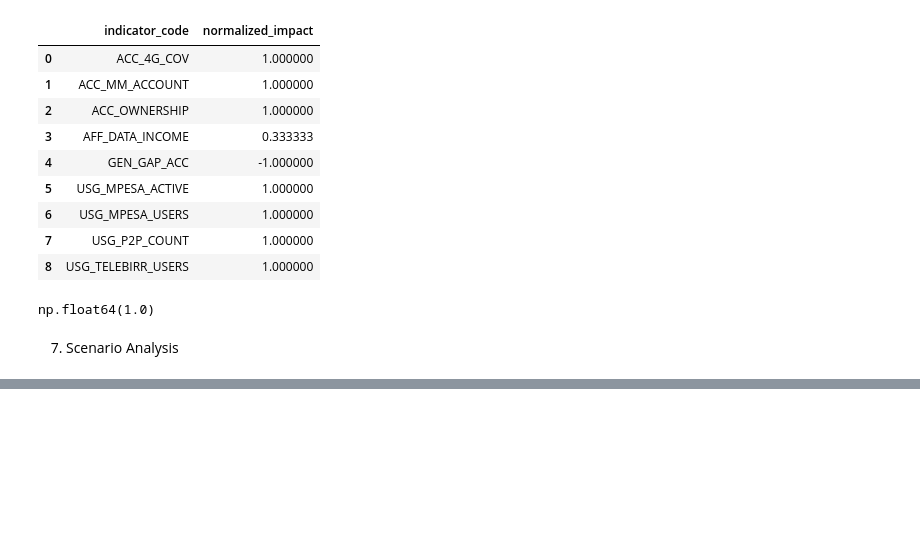
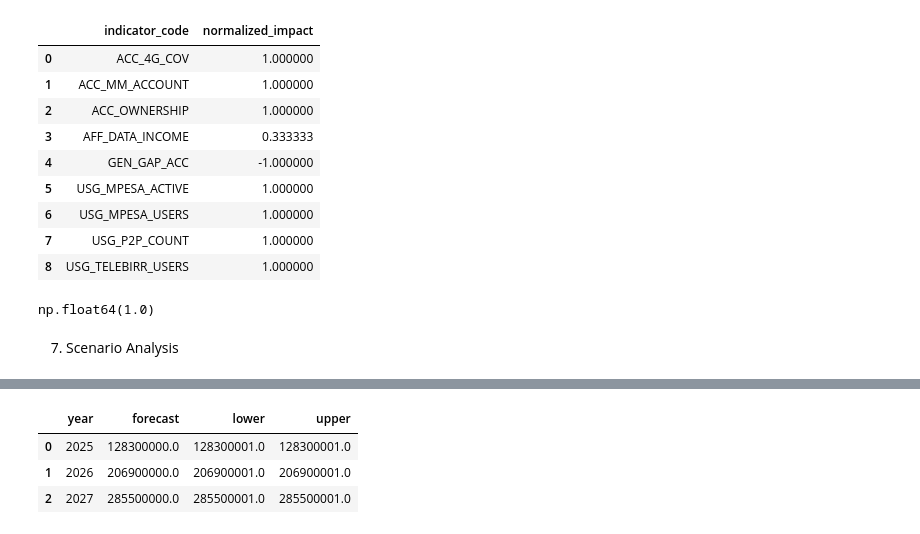
Before and after one commit to Lalisecf/ethiopia-fi-forecast-week11, a Jupyter notebook: notebooks/task4_forecasting.ipynb, the cells around one changed output, grey strips where cells are left out. Drawn from its saved outputs; the diff is of its cells as text; code cells hidden in the pictures; blank space fills up the shorter version.

```diff
--- a/notebooks/task4_forecasting.ipynb
+++ b/notebooks/task4_forecasting.ipynb
@@ -424,0 +492,9 @@ future_usage["event_forecast"]
+# %%
+future_usage[
+    ["year", "forecast", "lower", "upper"]
+]
+# %% [output]
+|  | year | forecast | lower | upper |
+| 0 | 2025 | 128300000.0 | 128300001.0 | 128300001.0 |
+| 1 | 2026 | 206900000.0 | 206900001.0 | 206900001.0 |
+| 2 | 2027 | 285500000.0 | 285500001.0 | 285500001.0 |
```
Also changed, not shown: parts of 9 cells of this notebook.
